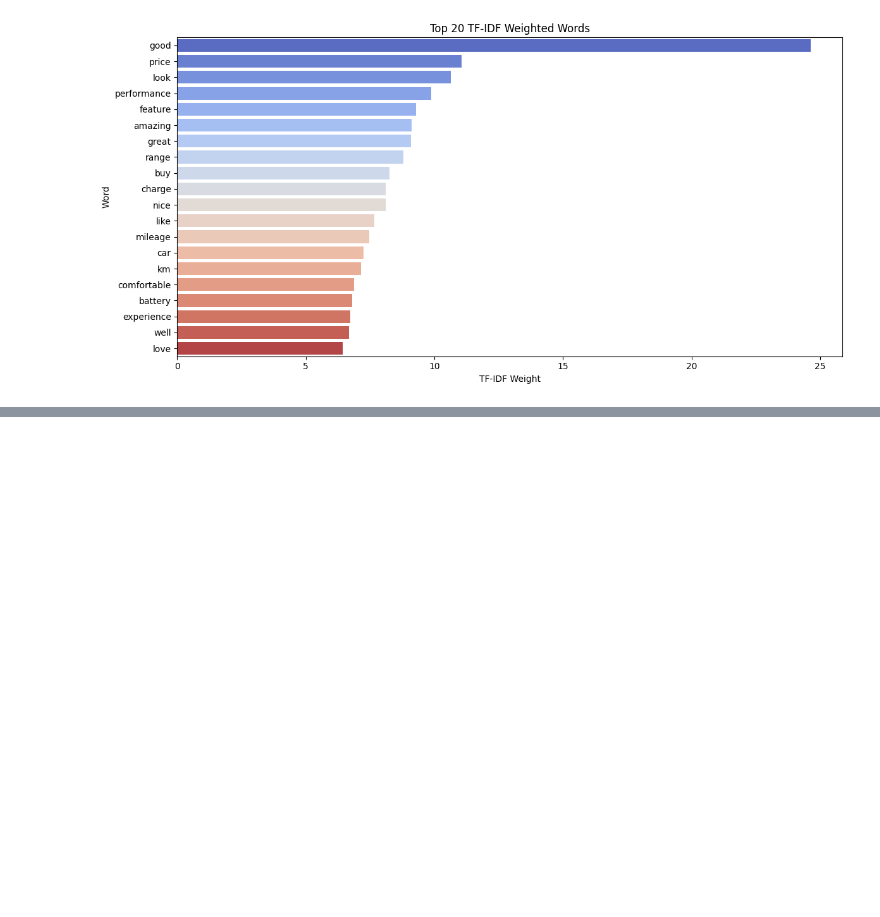
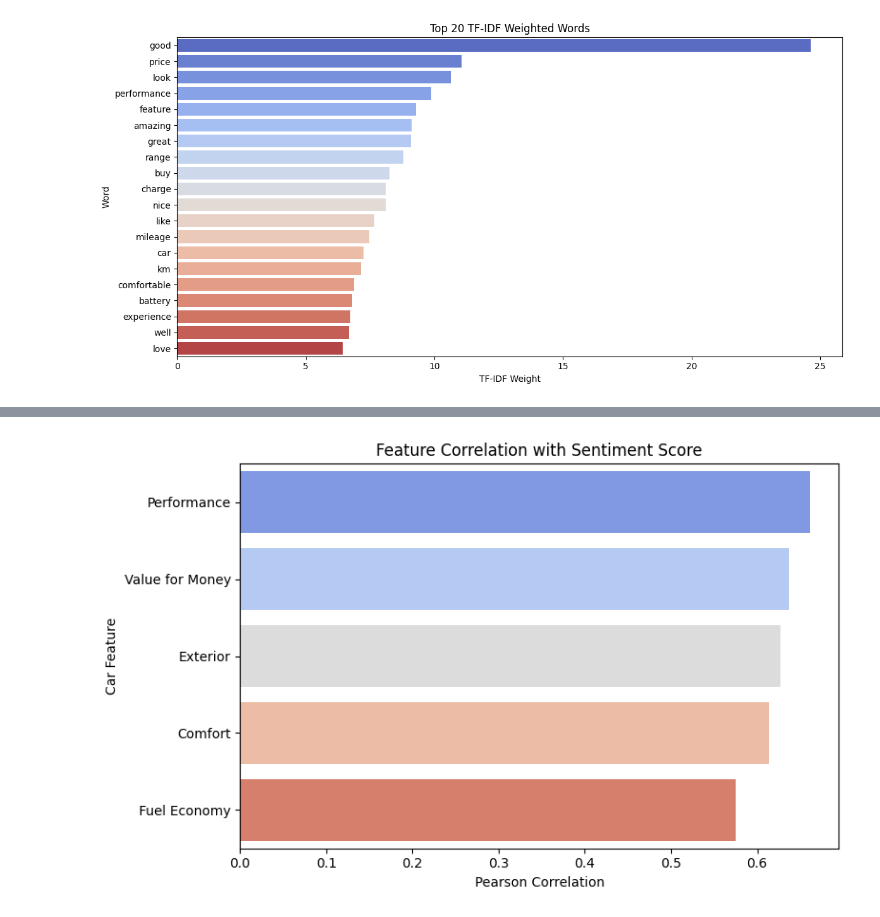
Before and after one commit to ChethasReddy/ev-sentiment-kpi-analysis, a Jupyter notebook: ev_analysis.ipynb, the cells around one changed output, grey strips where cells are left out. Cells and saved outputs as stored; diff of their text form; code cells hidden in the pictures; blank space fills up the shorter version.

Commit message:
Add correlation with sentiment score for carwale dataset

```diff
--- a/ev_analysis.ipynb
+++ b/ev_analysis.ipynb
@@ -315,0 +316,20 @@ plt.show()
+# %%
+from vaderSentiment.vaderSentiment import SentimentIntensityAnalyzer
+
+analyzer = SentimentIntensityAnalyzer()
+
+df_carwale["Sentiment Score"] = df_carwale["Review"].apply(lambda x: analyzer.polarity_scores(x)["compound"])
+correlations = df_carwale[["Exterior", "Comfort", "Performance", "Fuel Economy", "Value for Money", "Sentiment Score"]].corr()
+sentiment_corr = correlations["Sentiment Score"].drop("Sentiment Score")
+sentiment_corr = sentiment_corr.sort_values(ascending=False)
+sentiment_corr
+
+plt.figure(figsize=(8, 5))
+sns.barplot(x=sentiment_corr.values, y=sentiment_corr.index, hue=sentiment_corr.index, palette="coolwarm")
+plt.title("Feature Correlation with Sentiment Score")
+plt.xlabel("Pearson Correlation")
+plt.ylabel("Car Feature")
+plt.tight_layout()
+plt.show()
+# %% [output]
+[figure, added]
```
Also changed, not shown: parts of 4 cells of this notebook.
